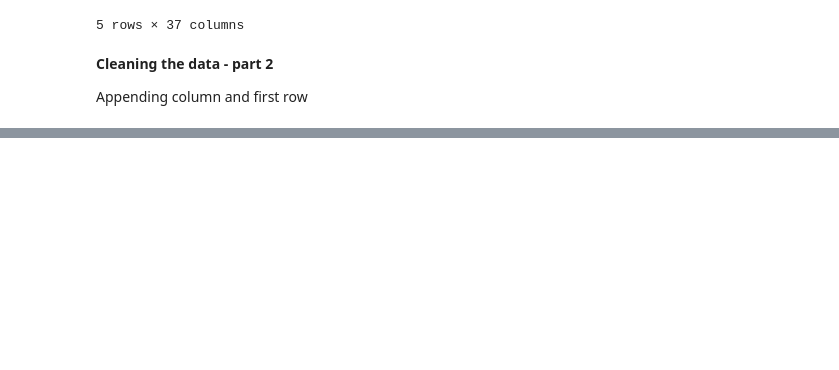
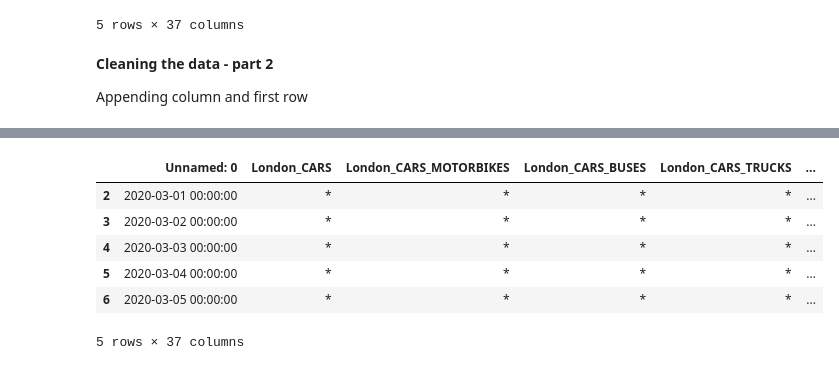
Before and after one commit to ravsheerRSA/Python_Training, a Jupyter notebook: Python_training_1.ipynb, the cells around one changed output, grey strips where cells are left out. Saved outputs shown, nothing was run; the diff lists cells and outputs as text; code cells hidden in the pictures; blank space fills up the shorter version.

```diff
--- a/Python_training_1.ipynb
+++ b/Python_training_1.ipynb
@@ -168,0 +225,13 @@ Appending column and first row
+# %%
+## drop 1 row as now irrelevant
+df_non_season_3 = df_non_season_2.drop(df_non_season_2.index[0])
+
+df_non_season_3.head()
+# %% [output]
+|  | Unnamed: 0 | London_CARS | London_CARS_MOTORBIKES | London_CARS_BUSES | London_CARS_TRUCKS | ... |
+| 2 | 2020-03-01 00:00:00 | * | * | * | * | ... |
+| 3 | 2020-03-02 00:00:00 | * | * | * | * | ... |
+| 4 | 2020-03-03 00:00:00 | * | * | * | * | ... |
+| 5 | 2020-03-04 00:00:00 | * | * | * | * | ... |
+| 6 | 2020-03-05 00:00:00 | * | * | * | * | ... |
+5 rows × 37 columns
```
Also changed, not shown: parts of 5 cells of this notebook.
